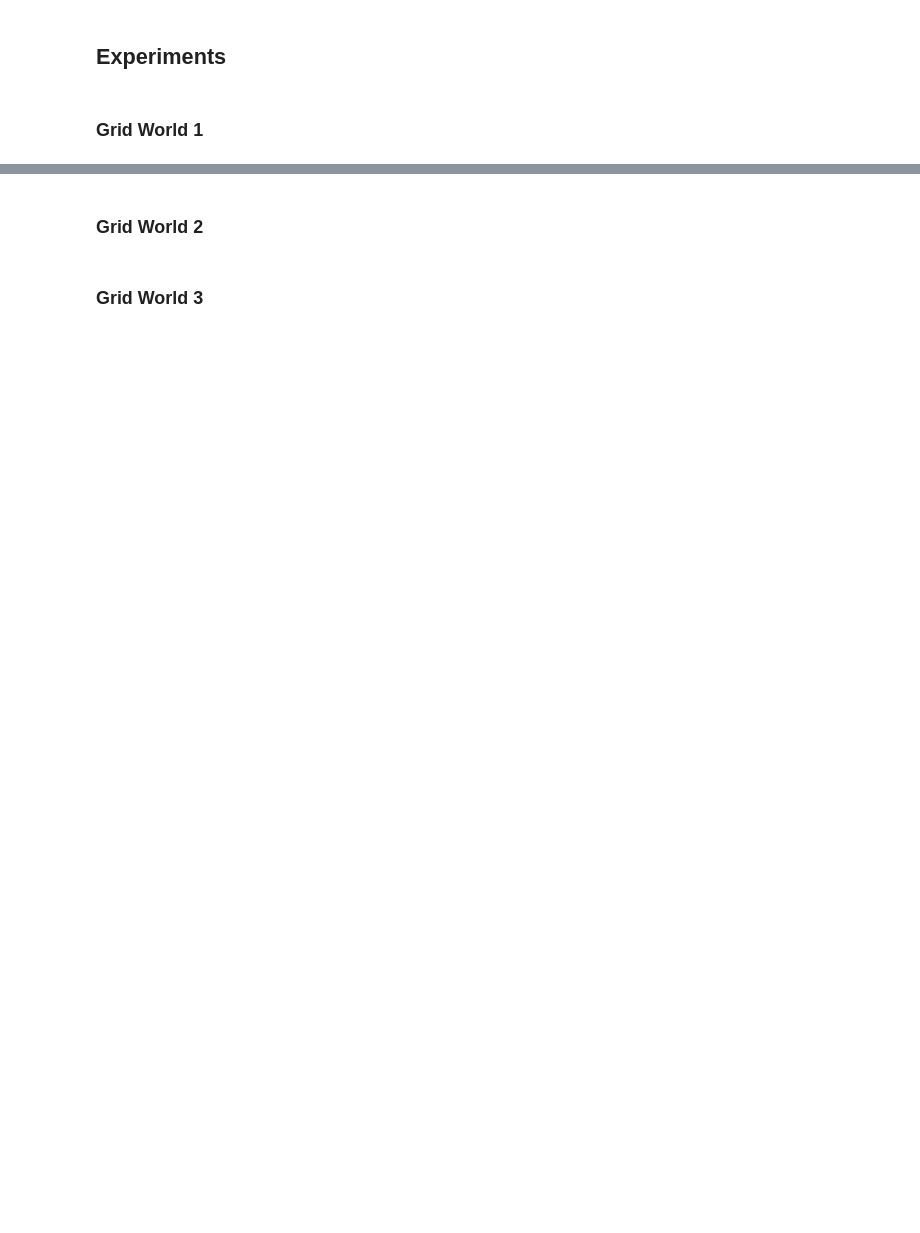
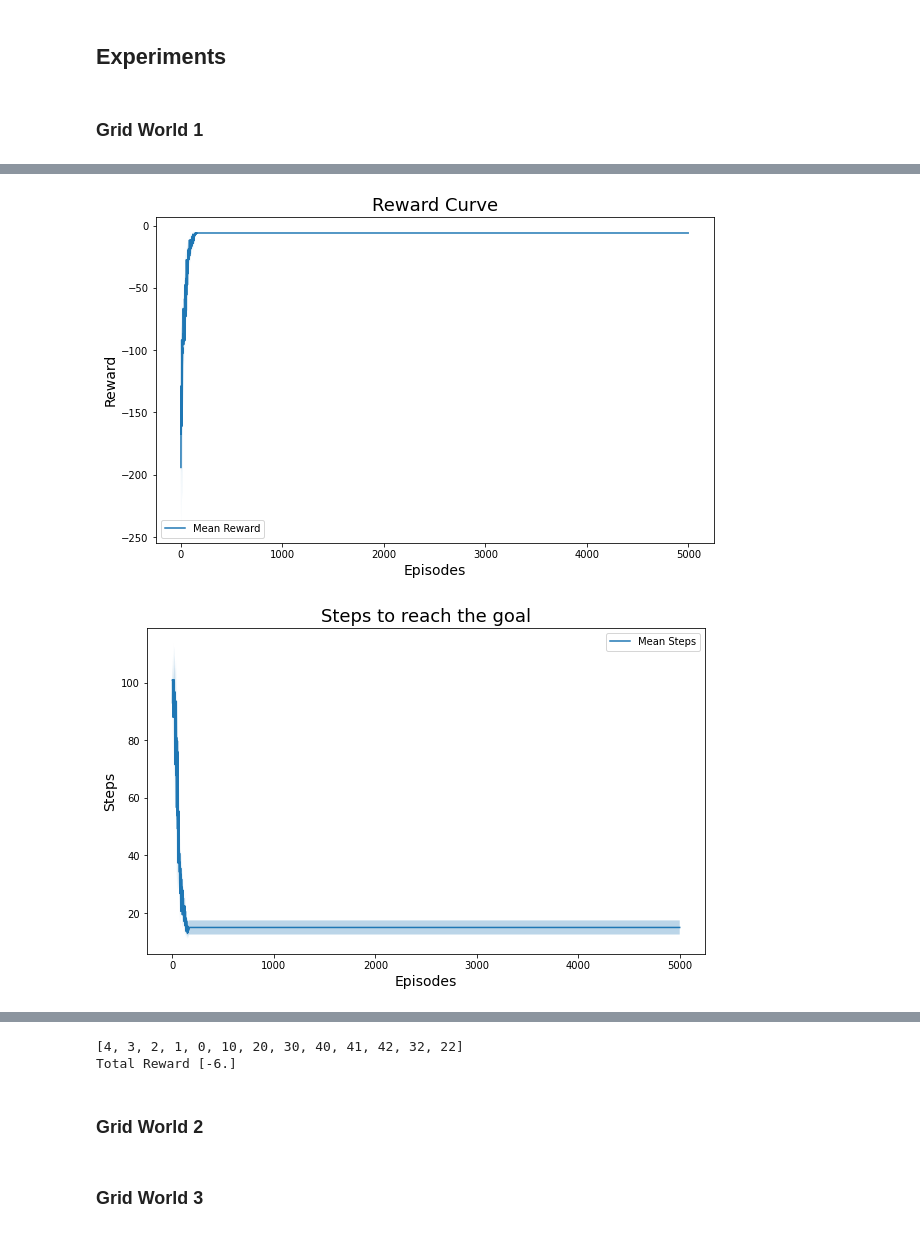
Before and after one commit to nishant-sahoo/RL_Assignments, a Jupyter notebook: Programming Assignments/PA1/notebook.ipynb, the cells around one changed output, grey strips where cells are left out. Drawn from its saved outputs; the diff is of its cells as text; code cells hidden in the pictures; blank space fills up the shorter version.

```diff
--- a/Programming Assignments/PA1/notebook.ipynb
+++ b/Programming Assignments/PA1/notebook.ipynb
@@ -468,13 +477,16 @@ looo
 # %%
 # Experiment 1.1.2: wind=False(clear), p = 1.0(deterministic step), start state (0, 4), Q-Learning
 env = init_env([0, 4], 1.0, 0.5, False)
 
-q_learning = QLearning(env, alpha=0.1, gamma=0.9, epsilon=0.1, tau=0.1, num_episodes=5000, num_runs=5, policy='softmax')
+q_learning = QLearning(env, alpha=0.2, gamma=0.95, epsilon=0.1, tau=0.01, num_episodes=5000, num_runs=5, policy='softmax')
 Q, rewards, steps, state_visits = q_learning.train()
 
-plot = Plot(env, rewards, steps, state_visits, Q, save=True, exp="1.1.2")
+plot = Plot(env, rewards, steps, state_visits, Q)
 plot.reward()
 plot.steps_to_goal()
 plot.state_visit_count()
 plot.Q_values()
 plot.optimal_path()
+# %% [output]
+[figure, added]
+[figure, added]
@@ -481,3 +496,5 @@ plot.optimal_path()
+[4, 3, 2, 1, 0, 10, 20, 30, 40, 41, 42, 32, 22]
+Total Reward [-6.]
 # %%
 # Experiment 1.2.1: wind=False(clear), p = 1.0(deterministic step), start state (3, 6), SARSA
 env = init_env([3, 6], 1.0, 0.5, False)
```
Also changed, not shown: parts of 15 cells of this notebook, 1 other file.
